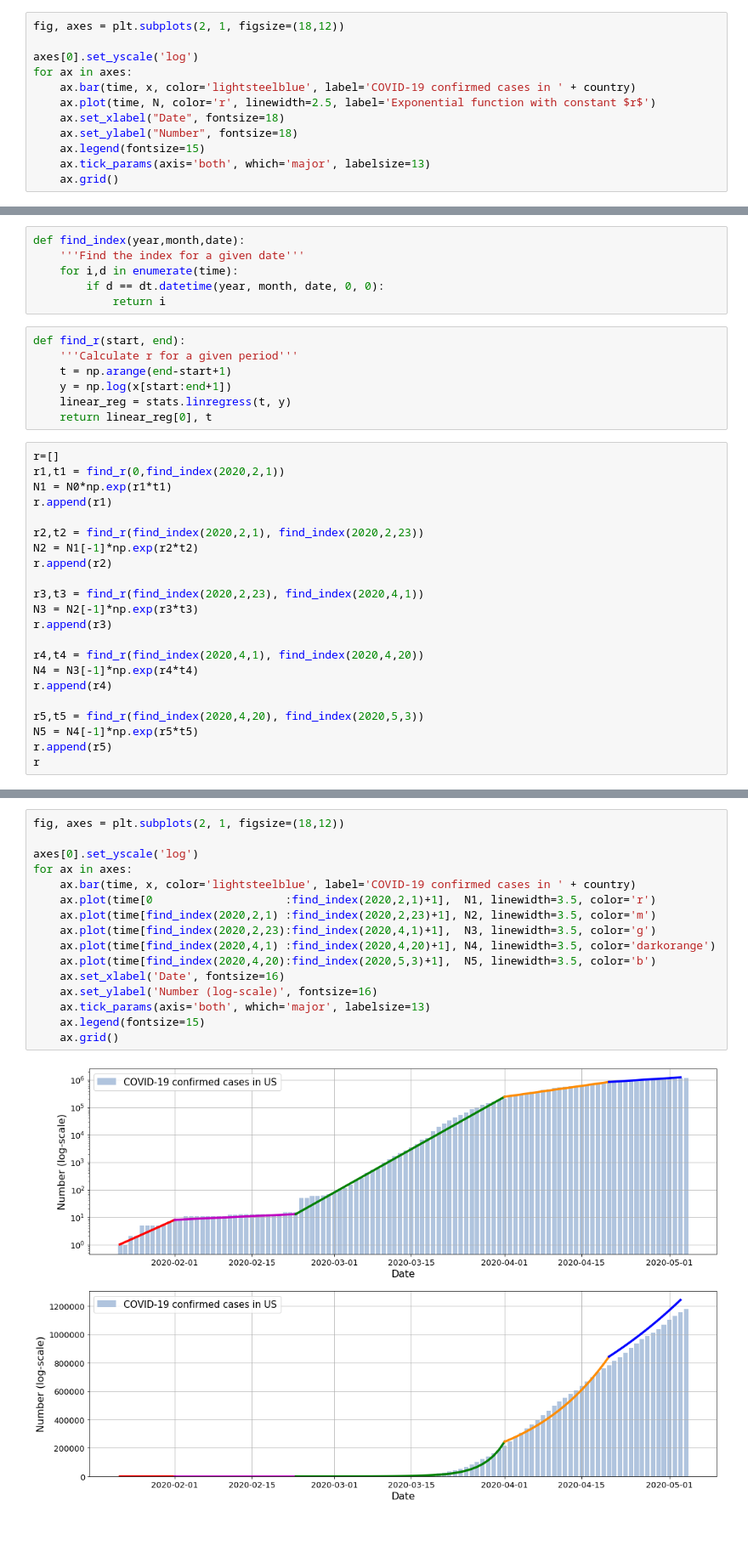
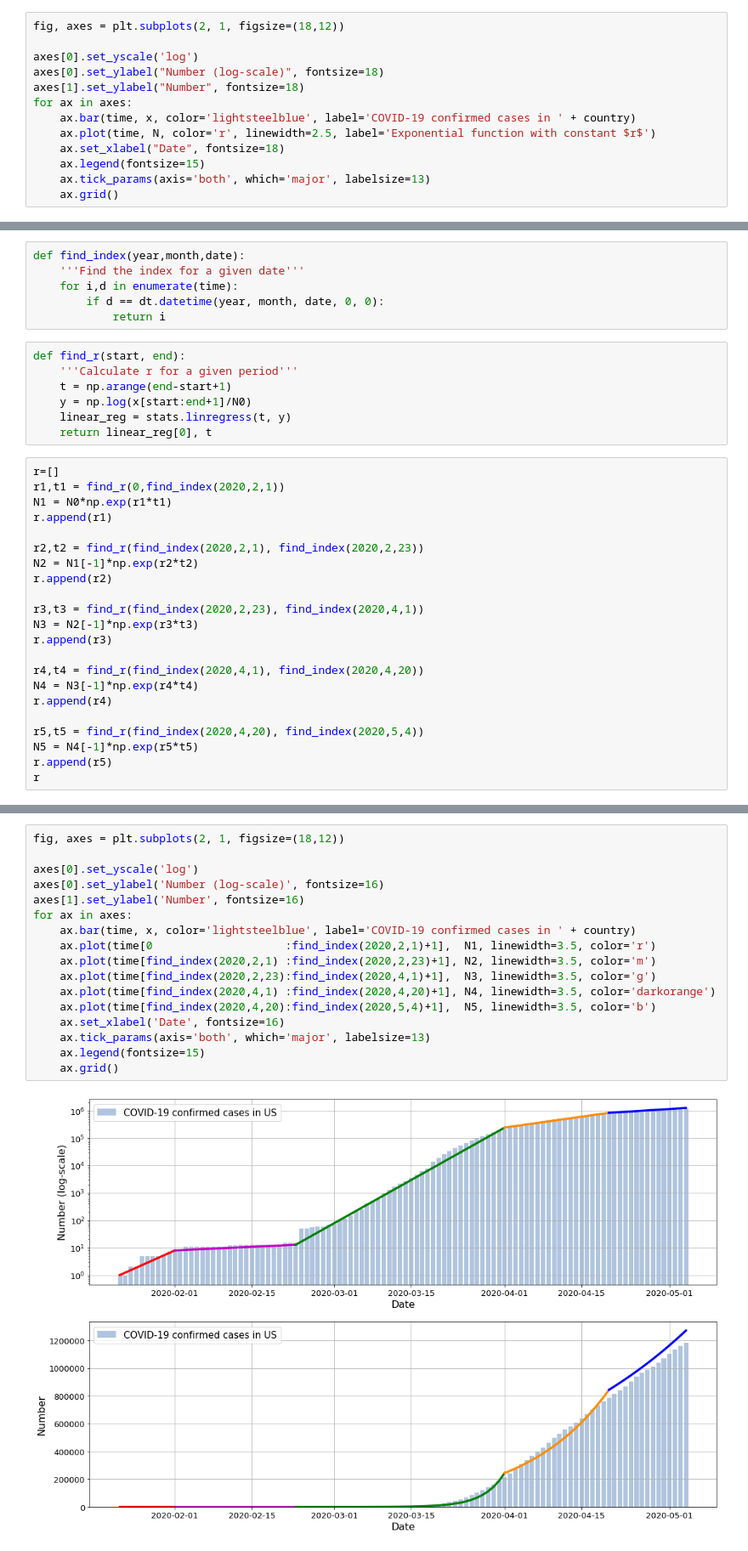
Before and after one commit to oet808/ATMENV315, a Jupyter notebook: COVID19/COVID19_exponential_growth_data_fitting.ipynb, the cells around one changed output, grey strips where cells are left out. Shown: that part at 85% size. Saved outputs shown, nothing was run; the diff lists cells and outputs as text.

```diff
--- a/COVID19/COVID19_exponential_growth_data_fitting.ipynb
+++ b/COVID19/COVID19_exponential_growth_data_fitting.ipynb
@@ -169,11 +167,12 @@ Then, compare our results with the real COVID-19 data:
 fig, axes = plt.subplots(2, 1, figsize=(18,12))
 
 axes[0].set_yscale('log')
+axes[0].set_ylabel("Number (log-scale)", fontsize=18)
+axes[1].set_ylabel("Number", fontsize=18)
 for ax in axes:
     ax.bar(time, x, color='lightsteelblue', label='COVID-19 confirmed cases in ' + country)
     ax.plot(time, N, color='r', linewidth=2.5, label='Exponential function with constant $r$')
     ax.set_xlabel("Date", fontsize=18)
-    ax.set_ylabel("Number", fontsize=18)
     ax.legend(fontsize=15)
     ax.tick_params(axis='both', which='major', labelsize=13)
     ax.grid()
@@ -197,7 +196,7 @@ def find_index(year,month,date):
 def find_r(start, end):
     '''Calculate r for a given period'''
     t = np.arange(end-start+1)
-    y = np.log(x[start:end+1])
+    y = np.log(x[start:end+1]/N0)
     linear_reg = stats.linregress(t, y)
     return linear_reg[0], t
 # %%
@@ -218,7 +217,7 @@ r4,t4 = find_r(find_index(2020,4,1), find_index(2020,4,20))
 N4 = N3[-1]*np.exp(r4*t4)
 r.append(r4)
 
-r5,t5 = find_r(find_index(2020,4,20), find_index(2020,5,3))
+r5,t5 = find_r(find_index(2020,4,20), find_index(2020,5,4))
 N5 = N4[-1]*np.exp(r5*t5)
 r.append(r5)
 r
@@ -231,18 +230,19 @@ r
 # %%
 fig, axes = plt.subplots(2, 1, figsize=(18,12))
 
 axes[0].set_yscale('log')
+axes[0].set_ylabel('Number (log-scale)', fontsize=16)
+axes[1].set_ylabel('Number', fontsize=16)
 for ax in axes:
     ax.bar(time, x, color='lightsteelblue', label='COVID-19 confirmed cases in ' + country)
     ax.plot(time[0                    :find_index(2020,2,1)+1],  N1, linewidth=3.5, color='r')
     ax.plot(time[find_index(2020,2,1) :find_index(2020,2,23)+1], N2, linewidth=3.5, color='m')
     ax.plot(time[find_index(2020,2,23):find_index(2020,4,1)+1],  N3, linewidth=3.5, color='g')
     ax.plot(time[find_index(2020,4,1) :find_index(2020,4,20)+1], N4, linewidth=3.5, color='darkorange')
-    ax.plot(time[find_index(2020,4,20):find_index(2020,5,3)+1],  N5, linewidth=3.5, color='b')
+    ax.plot(time[find_index(2020,4,20):find_index(2020,5,4)+1],  N5, linewidth=3.5, color='b')
     ax.set_xlabel('Date', fontsize=16)
-    ax.set_ylabel('Number (log-scale)', fontsize=16)
     ax.tick_params(axis='both', which='major', labelsize=13)
     ax.legend(fontsize=15)
     ax.grid()
 # %% [output]
-[figure, old version]
+[figure, new version]
```
Also changed, not shown: parts of 6 cells of this notebook.
